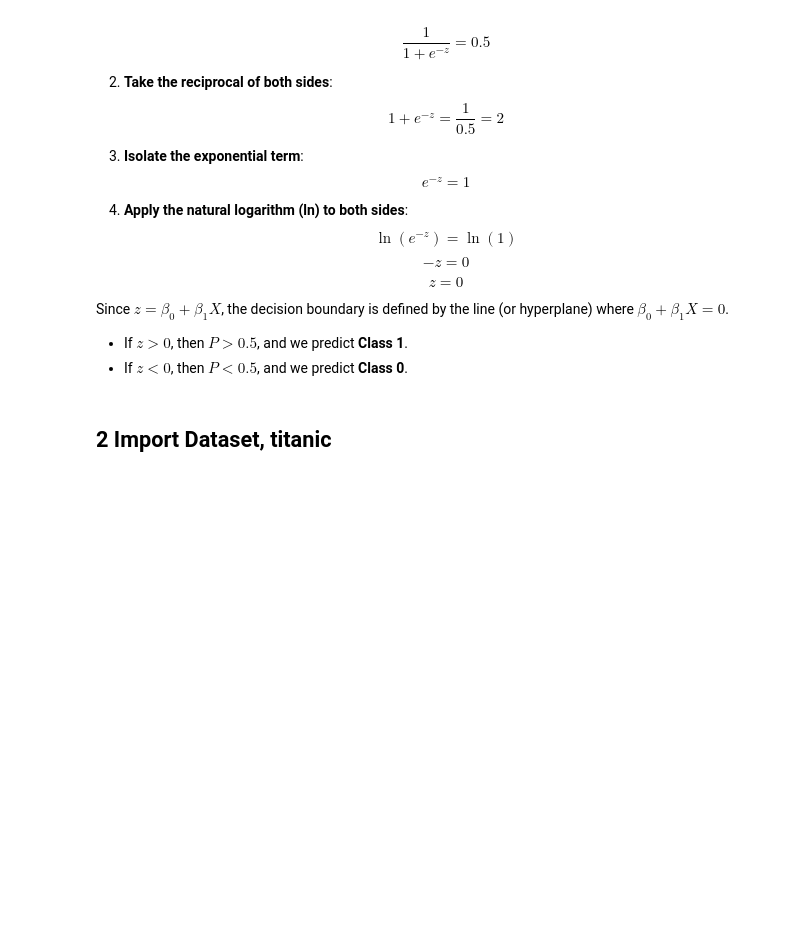
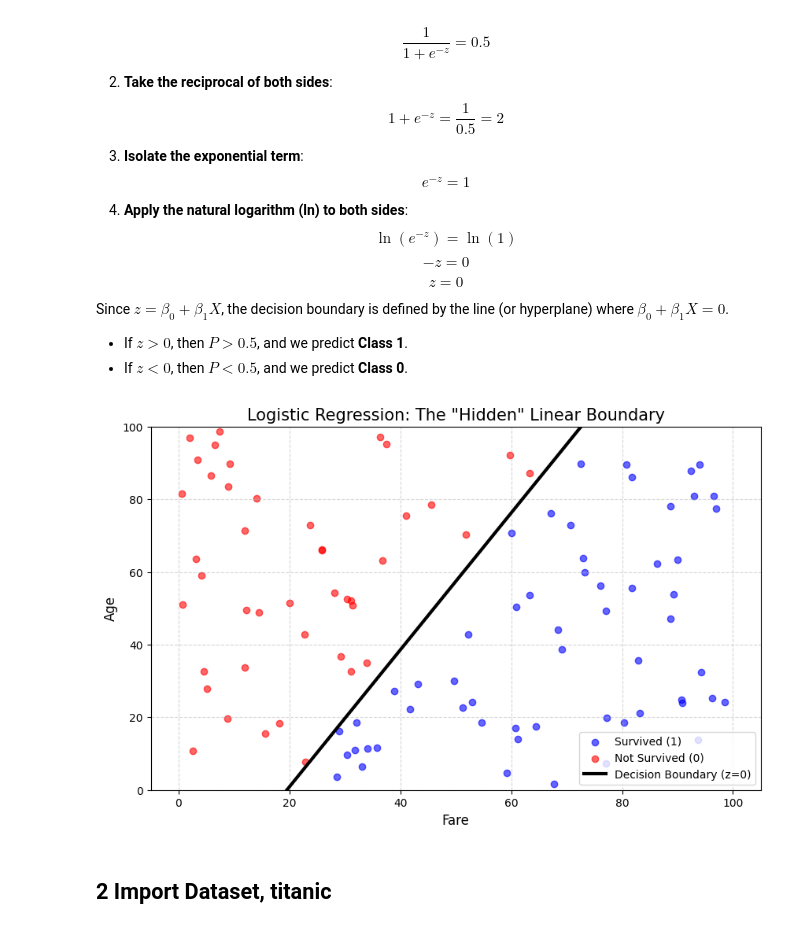
Before and after one commit to kjmobile/lb, a Jupyter notebook: 5_Logistic_Regression_Q.ipynb, the cells around one changed output. Drawn from its saved outputs; the diff is of its cells as text; code cells hidden in the pictures; blank space fills up the shorter version.

```diff
--- a/5_Logistic_Regression_Q.ipynb
+++ b/5_Logistic_Regression_Q.ipynb
@@ -57,6 +57,46 @@ By default, we classify an observation as Class 1 if the probability is **0.5 or
 Since $z = \beta_0 + \beta_1X$, the decision boundary is defined by the line (or hyperplane) where $\beta_0 + \beta_1X = 0$.
 - If $z > 0$, then $P > 0.5$, and we predict **Class 1**.
 - If $z < 0$, then $P < 0.5$, and we predict **Class 0**.
+# %%
+import numpy as np
+import matplotlib.pyplot as plt
+from sklearn.linear_model import LogisticRegression
+
+# 1. Generate synthetic data (Fare, Age)
+np.random.seed(42)
+X = np.random.rand(100, 2) * 100  # 100 samples of Fare and Age
+# Determine survival based on a simple rule (higher Fare and lower Age increase survival probability)
+y = (X[:, 0] * 0.1 - X[:, 1] * 0.05 > 2).astype(int)
+
+# 2. Train Logistic Regression Model
+model = LogisticRegression()
+model.fit(X, y)
+
+# 3. Calculate Decision Boundary
+# Finding points where z = b0 + b1*X1 + b2*X2 = 0 gives a straight line.
+# X2 = -(b1/b2)*X1 - (b0/b2)
+b0 = model.intercept_[0]
+b1, b2 = model.coef_[0]
+
+x1_range = np.linspace(0, 100, 100)
+x2_boundary = -(b1 / b2) * x1_range - (b0 / b2)
+
+# 4. Visualize
+plt.figure(figsize=(10, 6))
+plt.scatter(X[y==1, 0], X[y==1, 1], color='blue', label='Survived (1)', alpha=0.6)
+plt.scatter(X[y==0, 0], X[y==0, 1], color='red', label='Not Survived (0)', alpha=0.6)
+
+plt.plot(x1_range, x2_boundary, color='black', linewidth=3, label='Decision Boundary (z=0)')
+
+plt.title('Logistic Regression: The "Hidden" Linear Boundary', fontsize=15)
+plt.xlabel('Fare', fontsize=12)
+plt.ylabel('Age', fontsize=12)
+plt.ylim(0, 100)
+plt.legend()
+plt.grid(True, linestyle='--', alpha=0.5)
+plt.show()
+# %% [output]
+[figure, added]
 # %% [markdown]
 ## 2 Import Dataset, titanic
 # %%
```
